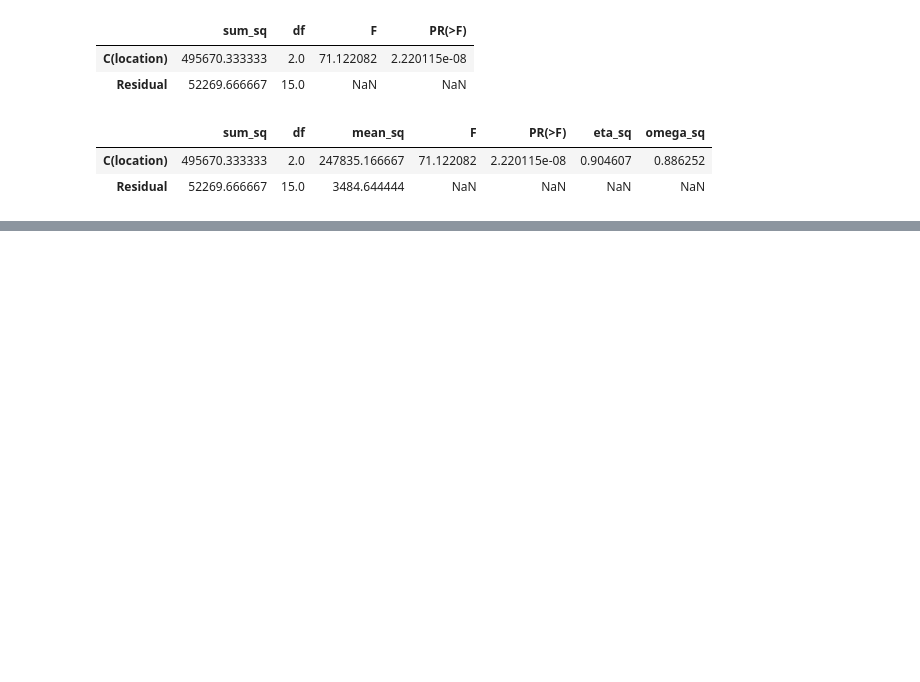
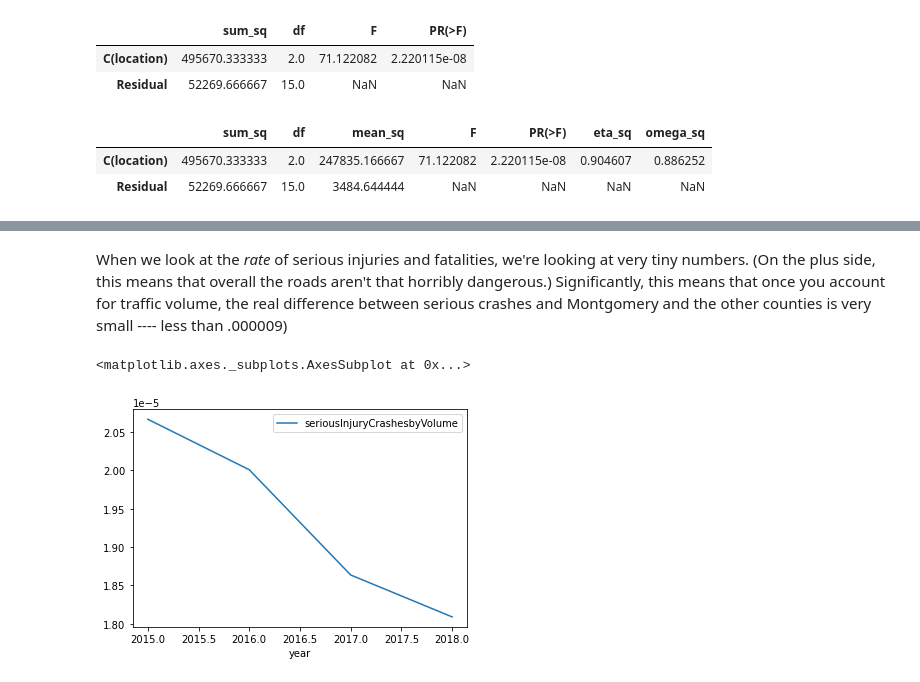
Before and after one commit to MEGlantz/Data205, a Jupyter notebook: StatisticalAnalysis.ipynb, the cells around one changed output, grey strips where cells are left out. Cells and saved outputs as stored; diff of their text form; code cells hidden in the pictures; blank space fills up the shorter version.

Commit message:
more work on data analysis using volume data

```diff
--- a/StatisticalAnalysis.ipynb
+++ b/StatisticalAnalysis.ipynb
@@ -409,0 +552,2 @@ anova_table(aov_table1)
+# %%
+trafficData['fatalCrashesbyVolume'] = trafficData['fatal_crashes']/trafficData['traffic_volume']
@@ -409,0 +570,2 @@ anova_table(aov_table1)
+# %%
+trafficData['seriousInjuryCrashesbyVolume'] = trafficData['serious_injury_crashes']/trafficData['traffic_volume']
@@ -409,0 +588,4 @@ anova_table(aov_table1)
+# %%
+moCoTraffic = trafficData['location'] == 'Montgomery County'
+# %%
+moCo = trafficData[moCoTraffic]
@@ -409,0 +620,7 @@ anova_table(aov_table1)
+# %% [markdown]
+When we look at the *rate* of serious injuries and fatalities, we're looking at very tiny numbers.  (On the plus side, this means that overall the roads aren't that horribly dangerous.)  Significantly, this means that once you account for traffic volume, the real difference between serious crashes and Montgomery and the other counties is very small ---- less than .000009)
+# %%
+moCo.plot(x = 'year', y='seriousInjuryCrashesbyVolume')
+# %% [output]
+<matplotlib.axes._subplots.AxesSubplot at 0x...>
+[figure, added]
```
Also changed, not shown: parts of 44 cells of this notebook, 1 other file.
